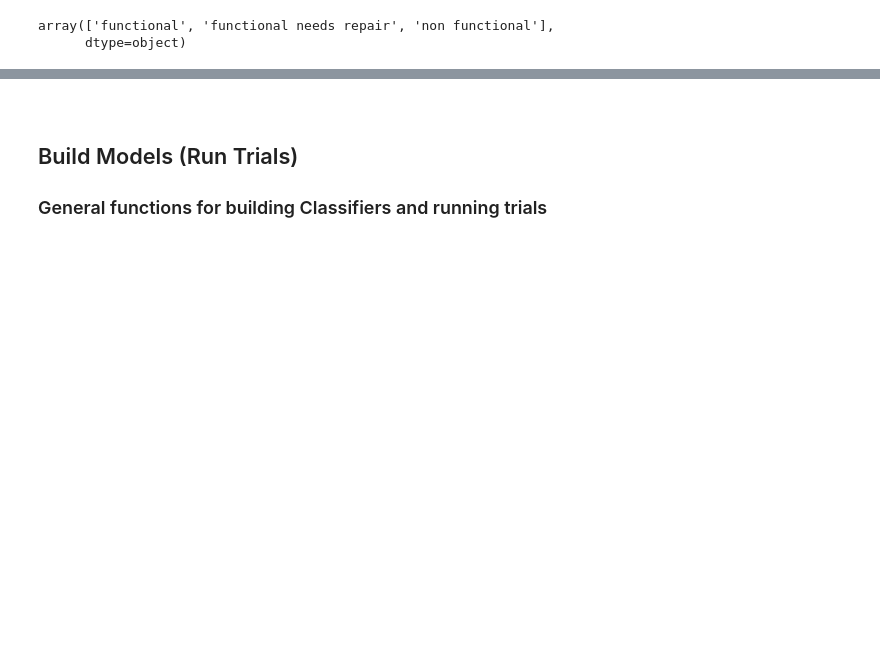
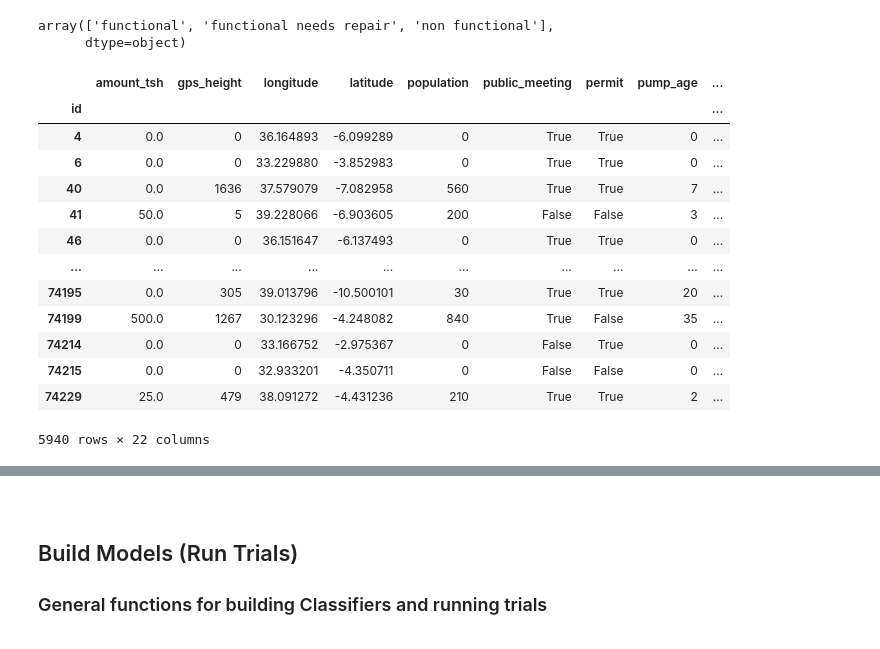
Before and after one commit to sacontreras/dsc-mod-3-project-v2-1-online-ds-sp-000, a Jupyter notebook: models.ipynb, the cells around one changed output, grey strips where cells are left out. Drawn from its saved outputs; the diff is of its cells as text; code cells hidden in the pictures; blank space fills up the shorter version.

```diff
--- a/models.ipynb
+++ b/models.ipynb
@@ -180,7 +202,6 @@ data_train_with_target
 # %%
-fname = scjpnutils.get_data_fname(data_config, data_kwargs={'is_labels':False,'type':'test','is_cached':is_data_cached})
-data_test = pd.read_csv(fname, index_col=0).sort_index()
-print(f"loaded {fname}\n")
+data_test = pd.read_csv(fname__validation_predictors, index_col=0).sort_index()
+print(f"loaded {fname__validation_predictors}\n")
 
 data_test.info()
 # %% [output]
@@ -211,9 +232,8 @@ Int64Index([    4,     6,    40,    41,    46,    66,    75,    84,    96,
             74229],
            dtype='int64', name='id', length=5940)
 # %%
-fname = scjpnutils.get_data_fname(data_config, data_kwargs={'is_labels':True,'type':'test','is_cached':is_data_cached})
-y_test = pd.read_csv(fname, index_col=0).sort_index()
-print(f"loaded {fname}\n")
+y_test = pd.read_csv(fname__validation_labels, index_col=0).sort_index()
+print(f"loaded {fname__validation_labels}\n")
 
 y_test.info()
 # %% [output]
@@ -248,3 +268,21 @@ array(['functional', 'functional needs repair', 'non functional'],
       dtype=object)
 # %%
 classes_test = list(let_labels.labelencoder.classes_)
+# %%
+data_test_with_target = pd.concat([data_test, y_test], axis=1, join='inner')
+data_test_with_target
+# %% [output]
+|  | amount_tsh | gps_height | longitude | latitude | population | public_meeting | permit | pump_age | ... |
+| id |  |  |  |  |  |  |  |  | ... |
+| 4 | 0.0 | 0 | 36.164893 | -6.099289 | 0 | True | True | 0 | ... |
+| 6 | 0.0 | 0 | 33.229880 | -3.852983 | 0 | True | True | 0 | ... |
+| 40 | 0.0 | 1636 | 37.579079 | -7.082958 | 560 | True | True | 7 | ... |
+| 41 | 50.0 | 5 | 39.228066 | -6.903605 | 200 | False | False | 3 | ... |
+| 46 | 0.0 | 0 | 36.151647 | -6.137493 | 0 | True | True | 0 | ... |
+| ... | ... | ... | ... | ... | ... | ... | ... | ... | ... |
+| 74195 | 0.0 | 305 | 39.013796 | -10.500101 | 30 | True | True | 20 | ... |
+| 74199 | 500.0 | 1267 | 30.123296 | -4.248082 | 840 | True | False | 35 | ... |
+| 74214 | 0.0 | 0 | 33.166752 | -2.975367 | 0 | False | True | 0 | ... |
+| 74215 | 0.0 | 0 | 32.933201 | -4.350711 | 0 | False | False | 0 | ... |
+| 74229 | 25.0 | 479 | 38.091272 | -4.431236 | 210 | True | True | 2 | ... |
+5940 rows × 22 columns
```
Also changed, not shown: parts of 30 cells of this notebook, 9 other files.
